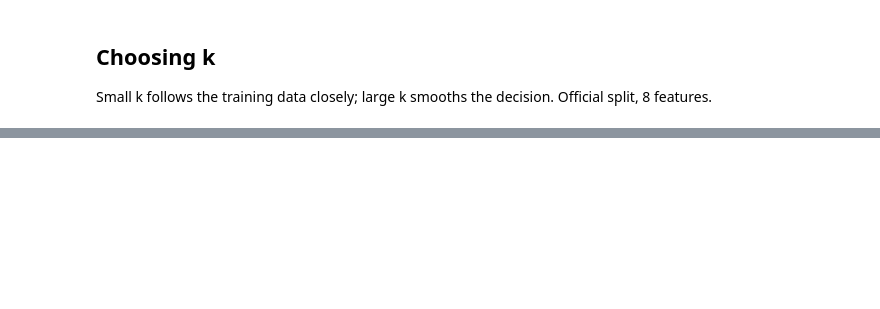
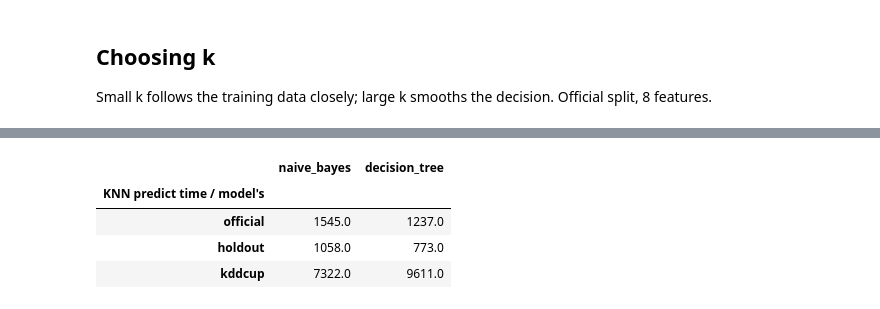
Before and after one commit to jr-cho/ml-network-anomaly-detection, a Jupyter notebook: notebooks/01_knn.ipynb, the cells around one changed output, grey strips where cells are left out. Saved outputs shown, nothing was run; the diff lists cells and outputs as text; code cells hidden in the pictures; blank space fills up the shorter version.

```diff
--- a/notebooks/01_knn.ipynb
+++ b/notebooks/01_knn.ipynb
@@ -96,3 +108,18 @@ ax.grid(alpha=0.3)
+# %%
+speed = {}
+for model in ("naive_bayes", "decision_tree"):
+    other = evaluate_all(MODELS[model], {k: v for k, v in data.items() if k[1] == 8})
+    speed[model] = {
+        split: results[(split, 8)]["predict_time_s"] / other[(split, 8)]["predict_time_s"]
+        for split in ("official", "holdout", "kddcup")
+    }
+pd.DataFrame(speed).round(0).rename_axis("KNN predict time / model's")
+# %% [output]
+|  | naive_bayes | decision_tree |
+| KNN predict time / model's |  |  |
+| official | 1545.0 | 1237.0 |
+| holdout | 1058.0 | 773.0 |
+| kddcup | 7322.0 | 9611.0 |
 # %% [markdown]
 ## Takeaways
 
```
Also changed, not shown: parts of 10 cells of this notebook, 12 other files.
